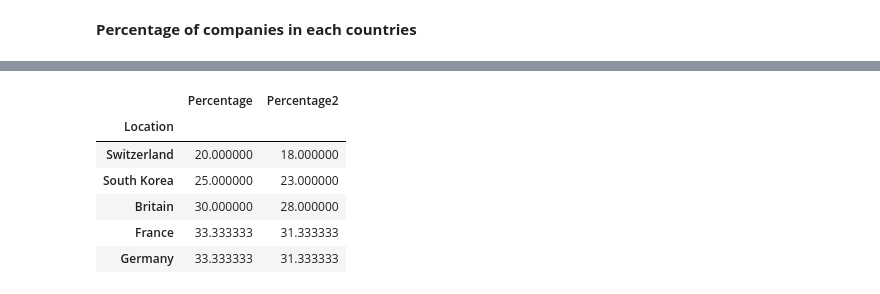
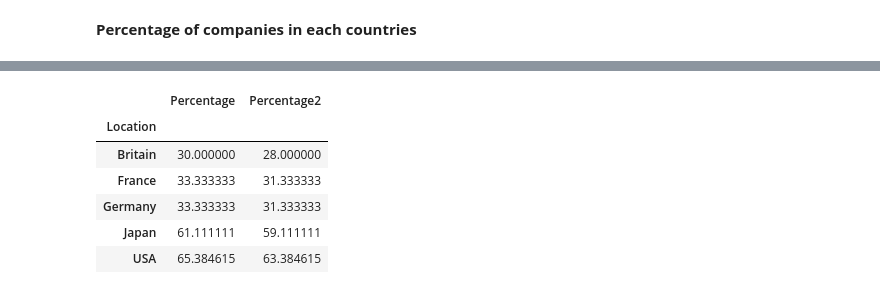
Before and after one commit to sreehari59/POLAR-WEBE, a Jupyter notebook: Polar_Embeddings_Plotting_VS_Two_Antonym_Pair.ipynb, the cells around one changed output, grey strips where cells are left out. Saved outputs shown, nothing was run; the diff lists cells and outputs as text; code cells hidden in the pictures.

```diff
--- a/Polar_Embeddings_Plotting_VS_Two_Antonym_Pair.ipynb
+++ b/Polar_Embeddings_Plotting_VS_Two_Antonym_Pair.ipynb
@@ -231,11 +209,11 @@ fig.show()
 # %%
 test_df['Percentage2']=test_df['Percentage']-2
-test_df.head()
+test_df.tail()
 # %% [output]
 |  | Percentage | Percentage2 |
 | Location |  |  |
-| Switzerland | 20.000000 | 18.000000 |
-| South Korea | 25.000000 | 23.000000 |
 | Britain | 30.000000 | 28.000000 |
 | France | 33.333333 | 31.333333 |
 | Germany | 33.333333 | 31.333333 |
+| Japan | 61.111111 | 59.111111 |
+| USA | 65.384615 | 63.384615 |
```
Also changed, not shown: parts of 16 cells of this notebook.
